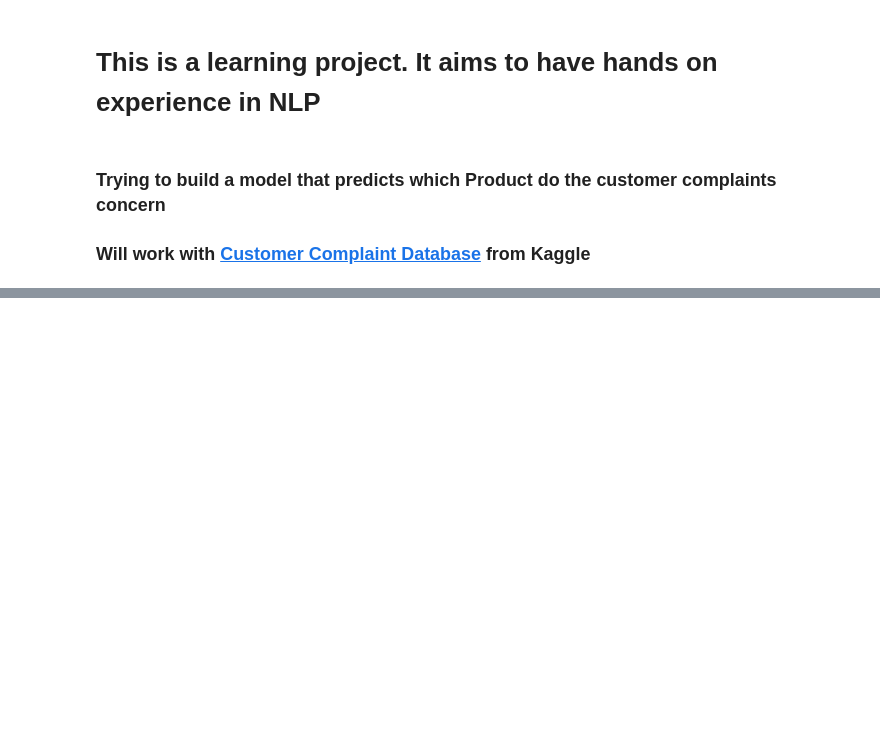
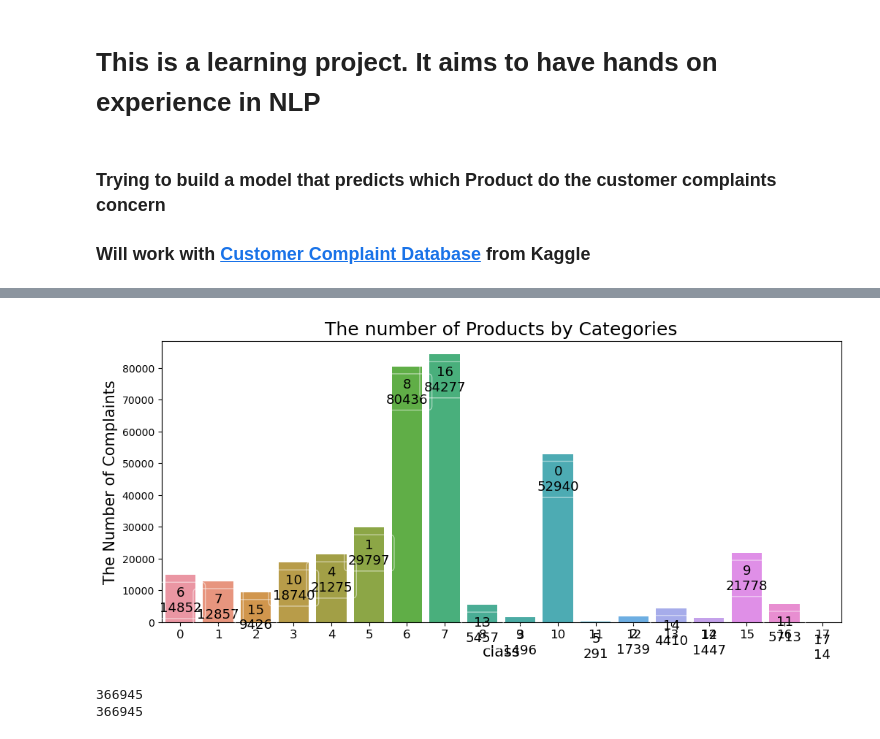
Before and after one commit to harunugurlu/mobile-action-internship, a Jupyter notebook: Data Science/Sample Projects/Customer Complaint Product Categorization/customer-complaint-product-categorization.ipynb, the cells around one changed output, grey strips where cells are left out. Cells and saved outputs as stored; diff of their text form; code cells hidden in the pictures; blank space fills up the shorter version.

```diff
--- a/Data Science/Sample Projects/Customer Complaint Product Categorization/customer-complaint-product-categorization.ipynb
+++ b/Data Science/Sample Projects/Customer Complaint Product Categorization/customer-complaint-product-categorization.ipynb
@@ -39,0 +138,6 @@ from tqdm import tqdm
+# %%
+category_count = df_bert['class_encoded'].value_counts()
+
+categories = df_bert['class_encoded'].unique()
+
+categories
@@ -39,0 +169,21 @@ from tqdm import tqdm
+# %%
+fig = plt.figure(figsize= (12, 5))
+
+ax = fig.add_subplot(111)
+
+sns.barplot(x = category_count.index, y = category_count )
+
+for a, p in enumerate(ax.patches):
+    ax.annotate(f'{categories[a]}\n' + format(p.get_height(), '.0f'), xy = (p.get_x() + p.get_width() / 2.0, p.get_height()), xytext = (0,-25), size = 13, color = 'black' , ha = 'center', va = 'center', textcoords = 'offset points', bbox = dict(boxstyle = 'round', facecolor='none',edgecolor='white', alpha = 0.5) )
+
+plt.xlabel('class', size = 15)
+
+plt.ylabel('The Number of Complaints', size= 15)
+
+plt.xticks(size = 12)
+
+plt.title("The number of Products by Categories" , size = 18)
+
+plt.show()
+# %% [output]
+[figure, added]
@@ -39,0 +193,6 @@ from tqdm import tqdm
+# %%
+print(len(data_texts))
+print(len(data_labels))
+# %% [output]
+366945
+366945
```
Also changed, not shown: parts of 25 cells of this notebook.
